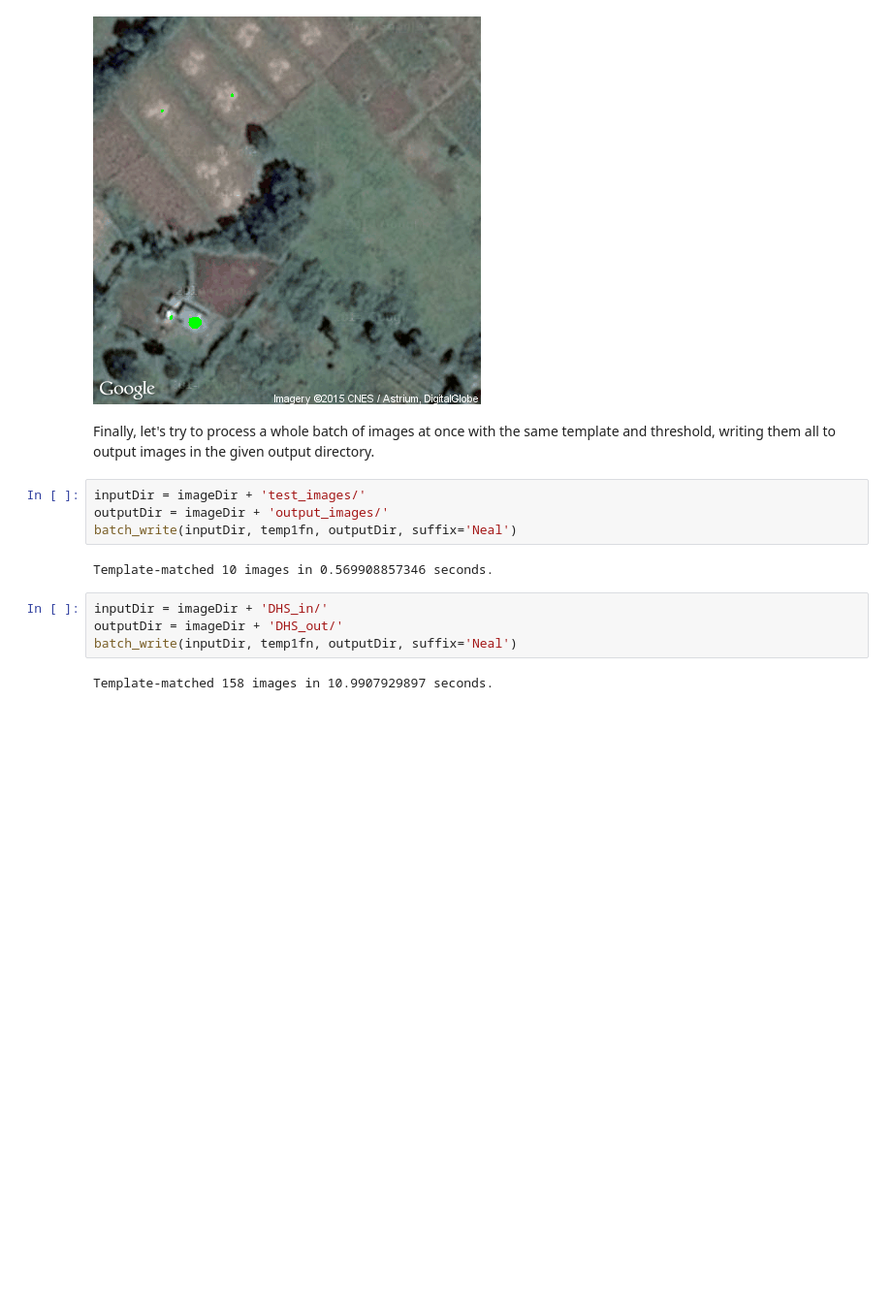
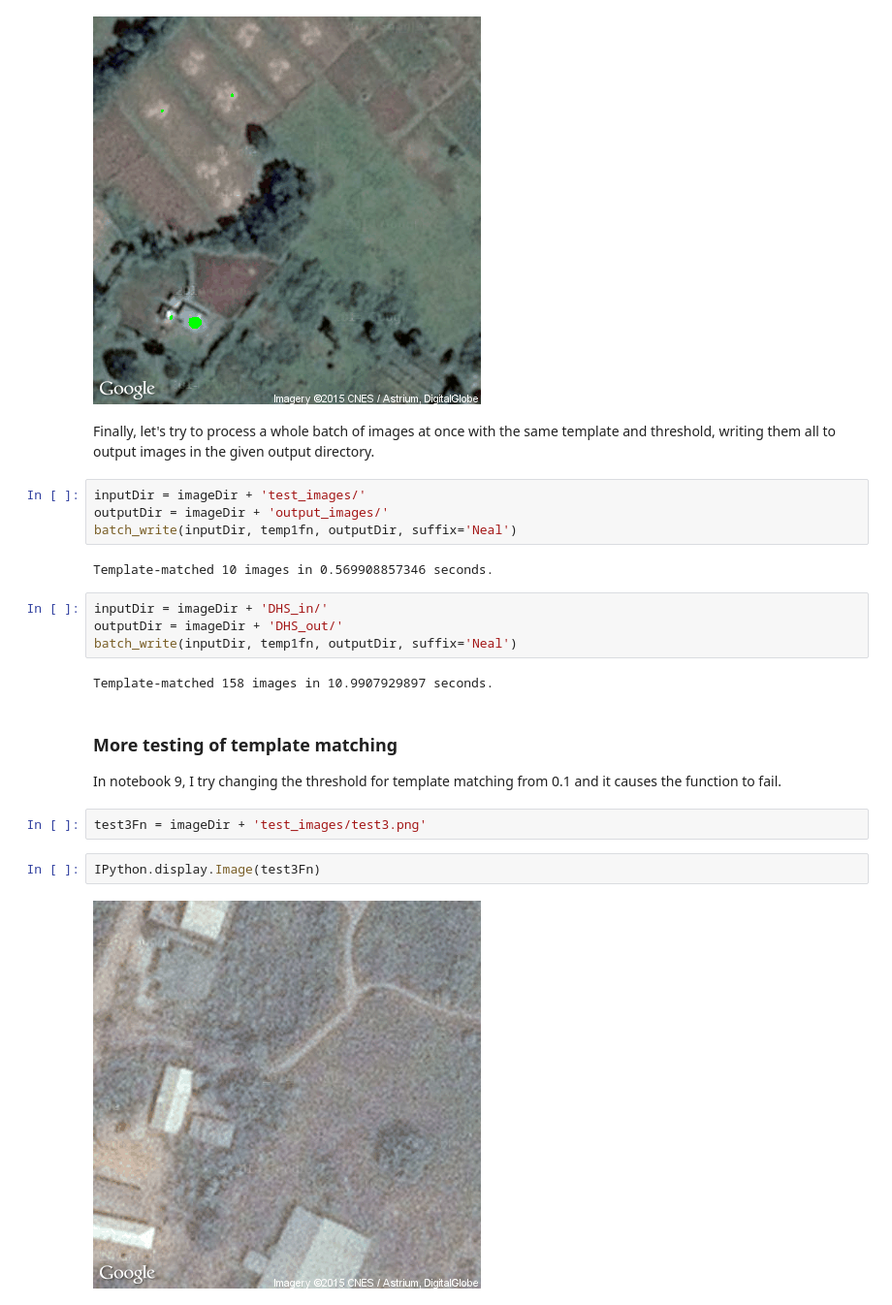
Before and after one commit to pmav99/BuildingDetector, a Jupyter notebook: ipython/3_Creating_modules.ipynb, the cells around one changed output. Shown at 97% size. Drawn from its saved outputs; the diff is of its cells as text; blank space fills up the shorter version.

```diff
--- a/ipython/3_Creating_modules.ipynb
+++ b/ipython/3_Creating_modules.ipynb
@@ -50,3 +50,12 @@ outputDir = imageDir + 'DHS_out/'
 batch_write(inputDir, temp1fn, outputDir, suffix='Neal')
 # %% [output]
 Template-matched 158 images in 10.9907929897 seconds.
+# %% [markdown]
+### More testing of template matching
+In notebook 9, I try changing the threshold for template matching from 0.1 and it causes the function to fail.
+# %%
+test3Fn = imageDir + 'test_images/test3.png'
+# %%
+IPython.display.Image(test3Fn)
+# %% [output]
+[figure, added]
```
Also changed, not shown: parts of 1 cell of this notebook.
